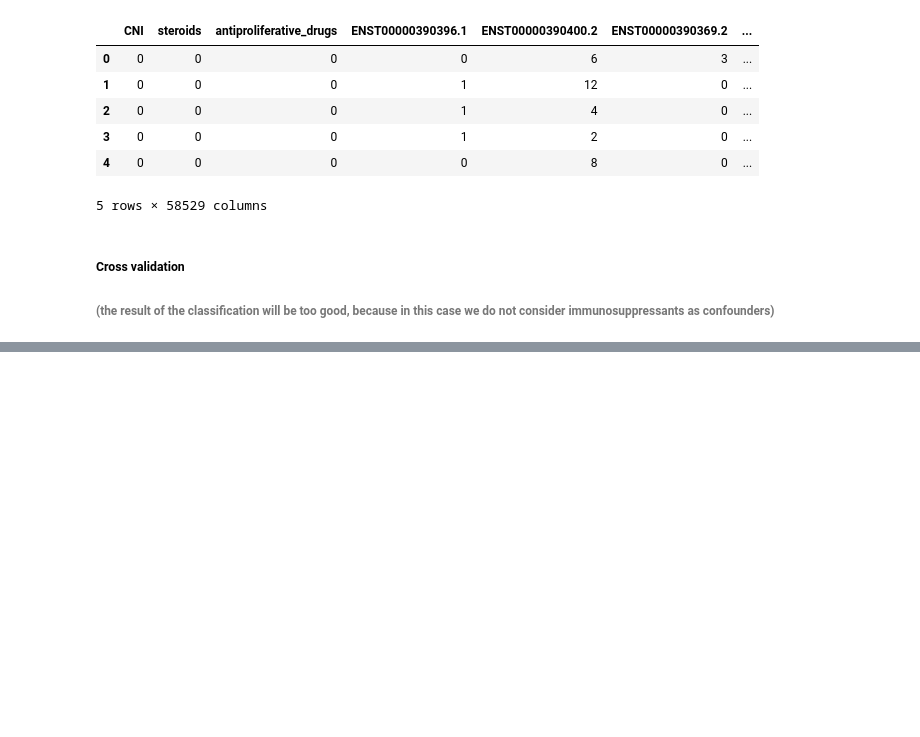
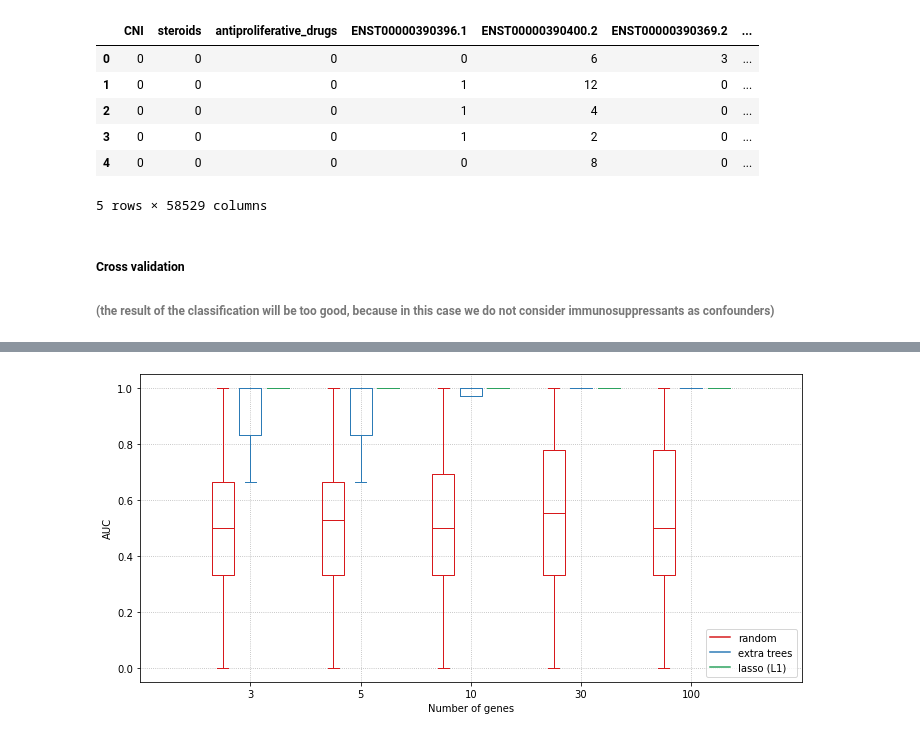
Before and after one commit to carishkaa/semestral-project, a Jupyter notebook: klasifikator_v5.ipynb, the cells around one changed output, grey strips where cells are left out. Saved outputs shown, nothing was run; the diff lists cells and outputs as text; code cells hidden in the pictures; blank space fills up the shorter version.

```diff
--- a/klasifikator_v5.ipynb
+++ b/klasifikator_v5.ipynb
@@ -225,3 +229,8 @@ samples_genes_IS.head()
 # %% [markdown]
 ##### Cross validation
 ###### (the result of the classification will be too good, because in this case we do not consider immunosuppressants as confounders)
+# %%
+X = StandardScaler().fit_transform(samples_genes_IS)
+y = patients_labels
+X = pd.DataFrame(data=X, columns=samples_genes_IS.columns) # normilize
+X.head()
@@ -227,0 +284,10 @@ samples_genes_IS.head()
+# %%
+# modify data for boxplots
+methods_names = ['random', 'extra trees', 'lasso (L1)']
+data_groups = group_data(resultsIS)
+# print(data_groups)
+
+# show boxplots
+show_cv(data_groups, genes_range, methods_names)
+# %% [output]
+[figure, added]
```
Also changed, not shown: parts of 9 cells of this notebook.
